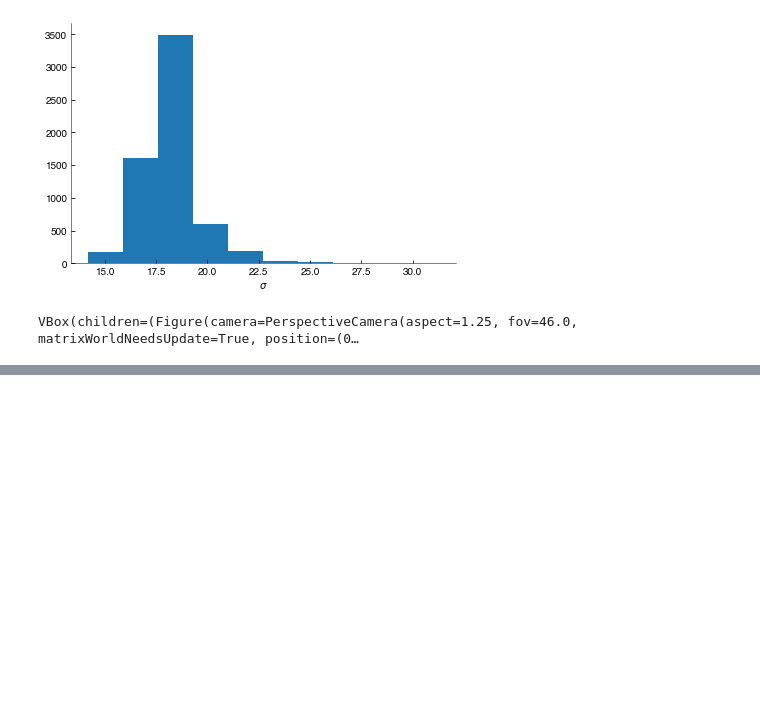
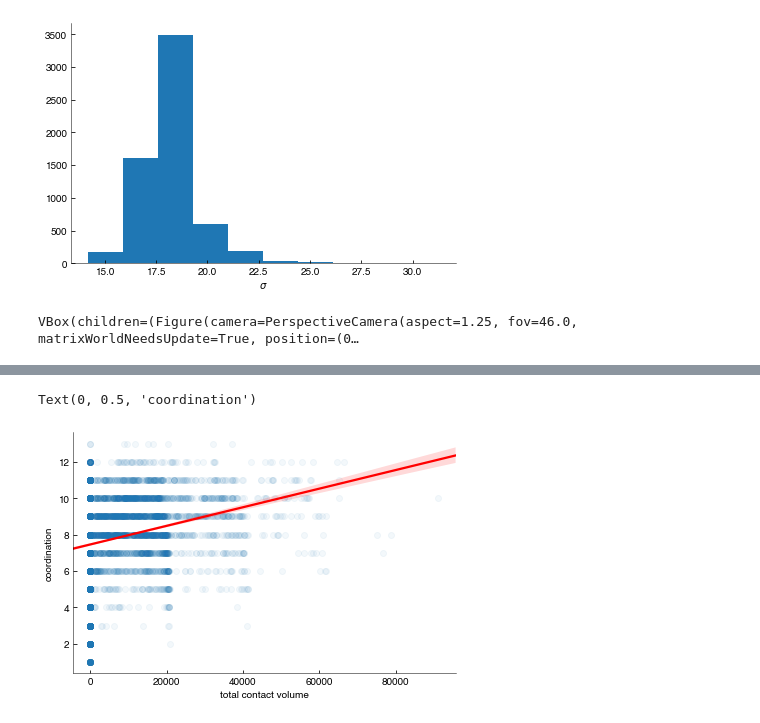
Before and after one commit to FTurci/canard-enchaine, a Jupyter notebook: Analysis.ipynb, the cells around one changed output, grey strips where cells are left out. Cells and saved outputs as stored; diff of their text form; code cells hidden in the pictures; blank space fills up the shorter version.

```diff
--- a/Analysis.ipynb
+++ b/Analysis.ipynb
@@ -67,0 +109,7 @@ plt.hist(u)
+# %%
+import seaborn as sb
+sb.regplot(total_contact, coordination,scatter_kws={'alpha':0.05}, line_kws={'color':'red'});
+plt.xlabel('total contact volume'); plt.ylabel('coordination')
+# %% [output]
+Text(0, 0.5, 'coordination')
+[figure, added]
```
Also changed, not shown: parts of 12 cells of this notebook.
